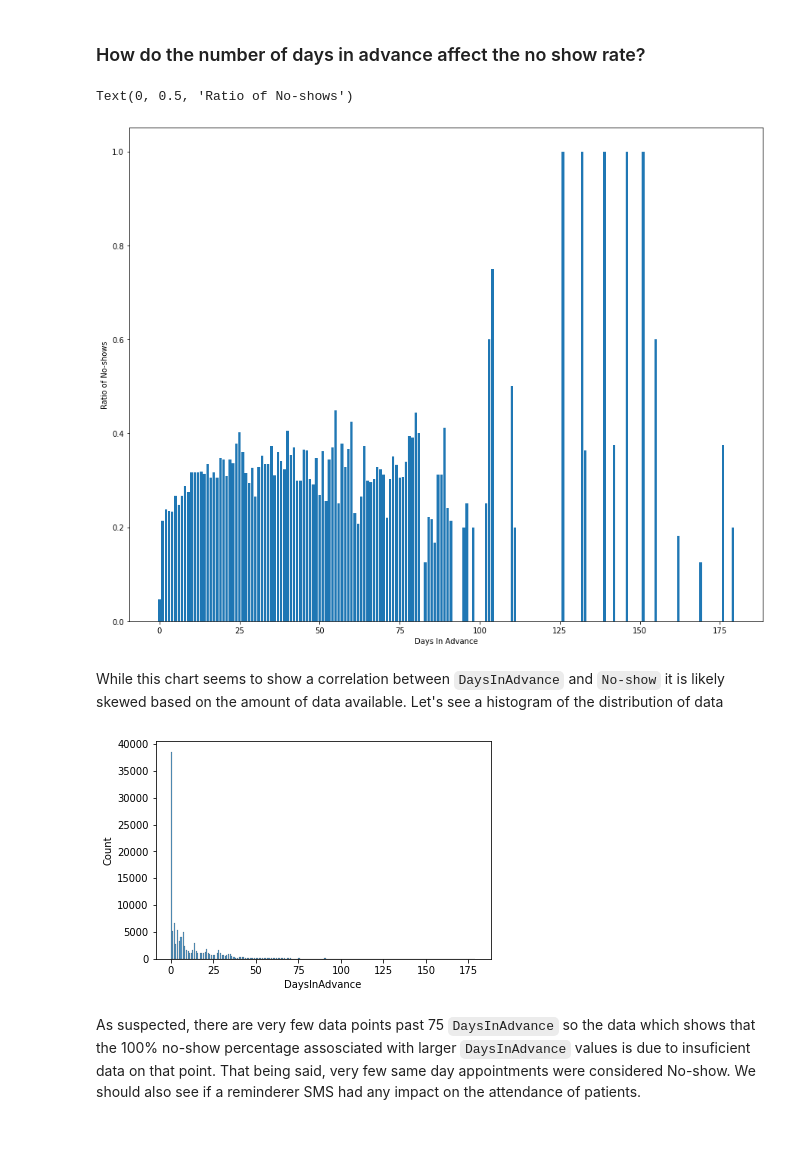
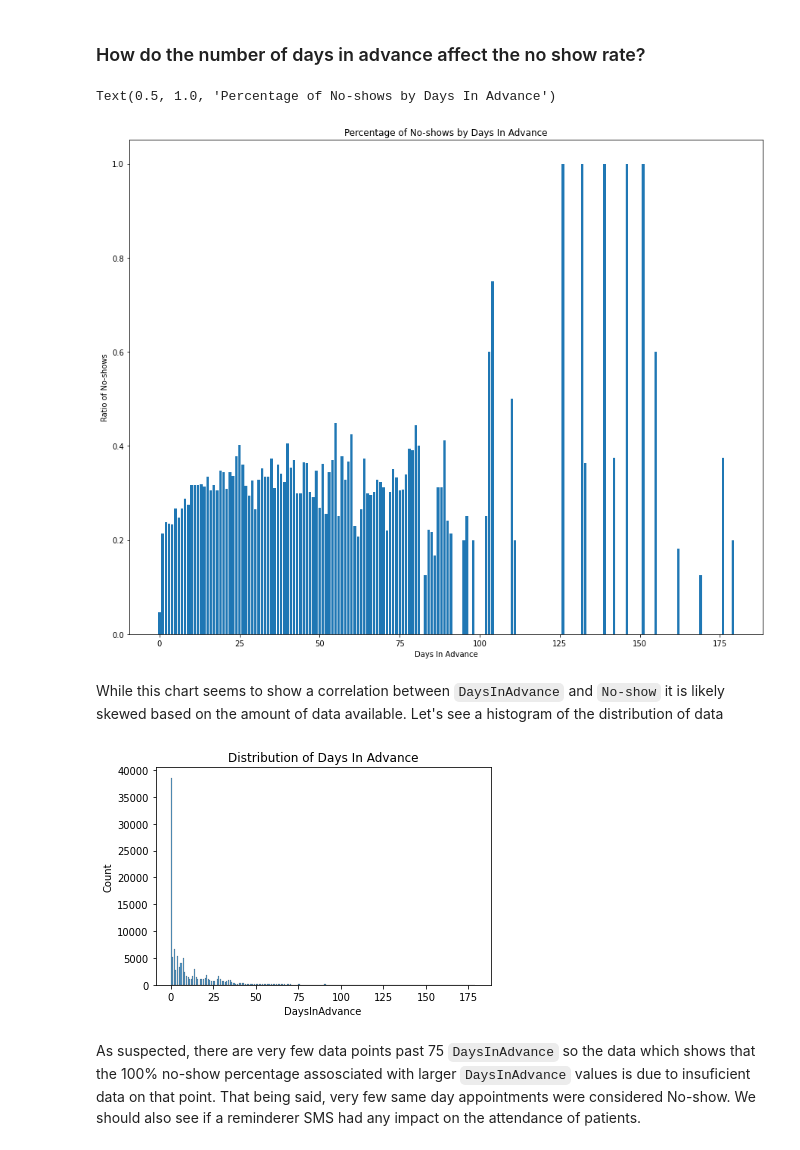
Before and after one commit to SeraphDev6/Investigate-a-Dataset, a Jupyter notebook: Investigating_causes_of_missed_appoinments.ipynb, the cells around one changed output. Drawn from its saved outputs; the diff is of its cells as text; code cells hidden in the pictures.

```diff
--- a/Investigating_causes_of_missed_appoinments.ipynb
+++ b/Investigating_causes_of_missed_appoinments.ipynb
@@ -348,15 +348,17 @@ fig, ax = plt.subplots(figsize=(15,12))
 ax.bar(x = data.index, height= list(data));
 ax.set_xlabel("Days In Advance")
 ax.set_ylabel("Ratio of No-shows")
+ax.set_title("Percentage of No-shows by Days In Advance")
 # %% [output]
-Text(0, 0.5, 'Ratio of No-shows')
+Text(0.5, 1.0, 'Percentage of No-shows by Days In Advance')
-[figure, old version]
+[figure, new version]
 # %% [markdown]
 While this chart seems to show a correlation between `DaysInAdvance` and `No-show` it is likely skewed based on the amount of data available. Let's see a histogram of the distribution of data
 # %%
 ax = sns.histplot(data =df, x= "DaysInAdvance")
+ax.set(title="Distribution of Days In Advance");
 # %% [output]
-[figure, old version]
+[figure, new version]
 # %% [markdown]
 As suspected, there are very few data points past 75 `DaysInAdvance` so the data which shows that the 100% no-show percentage assosciated with larger `DaysInAdvance` values is due to insuficient data on that point. That being said, very few same day appointments were considered No-show. We should also see if a reminderer SMS had any impact on the attendance of patients.
 # %%
```
Also changed, not shown: parts of 4 cells of this notebook, 1 other file.
